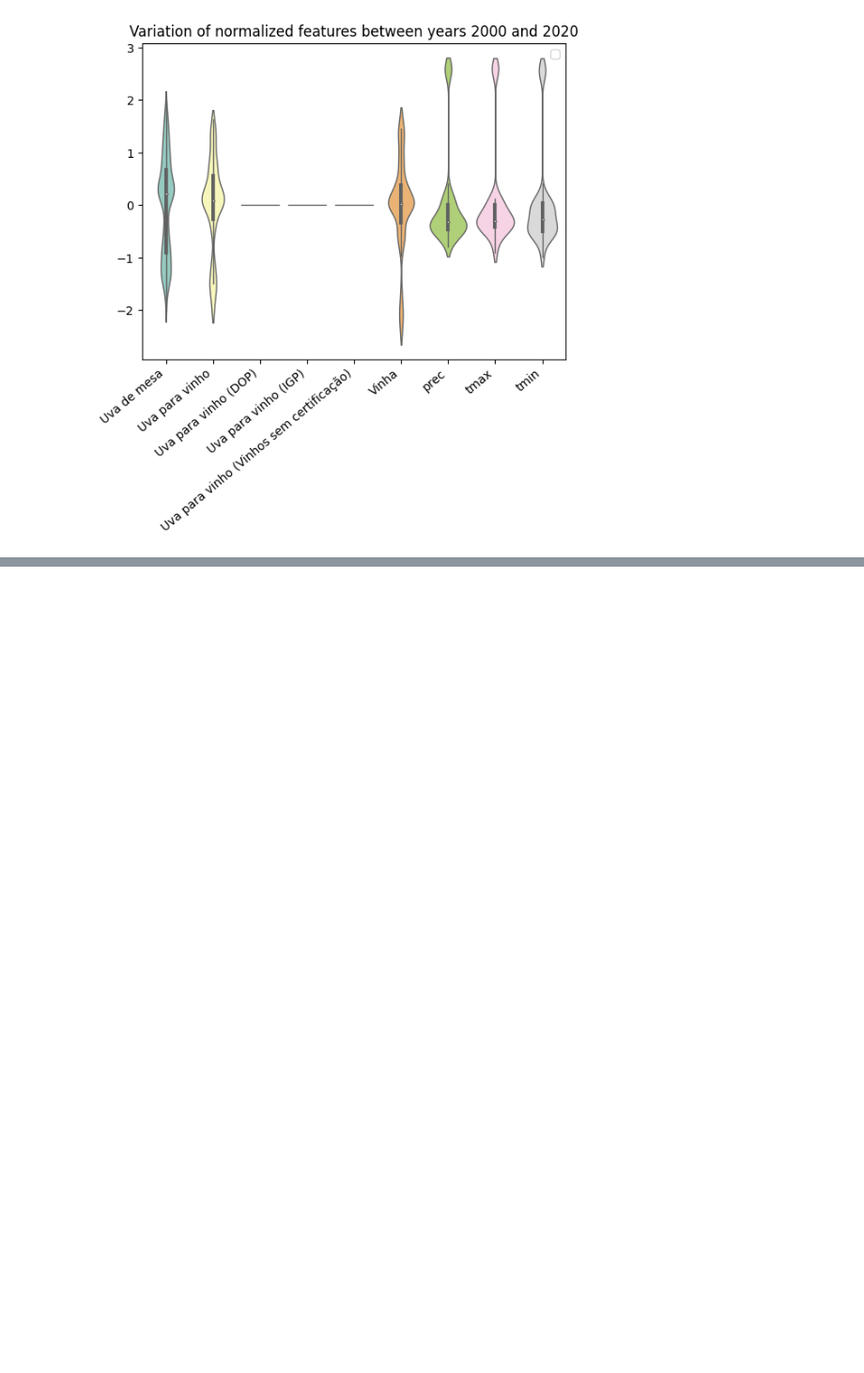
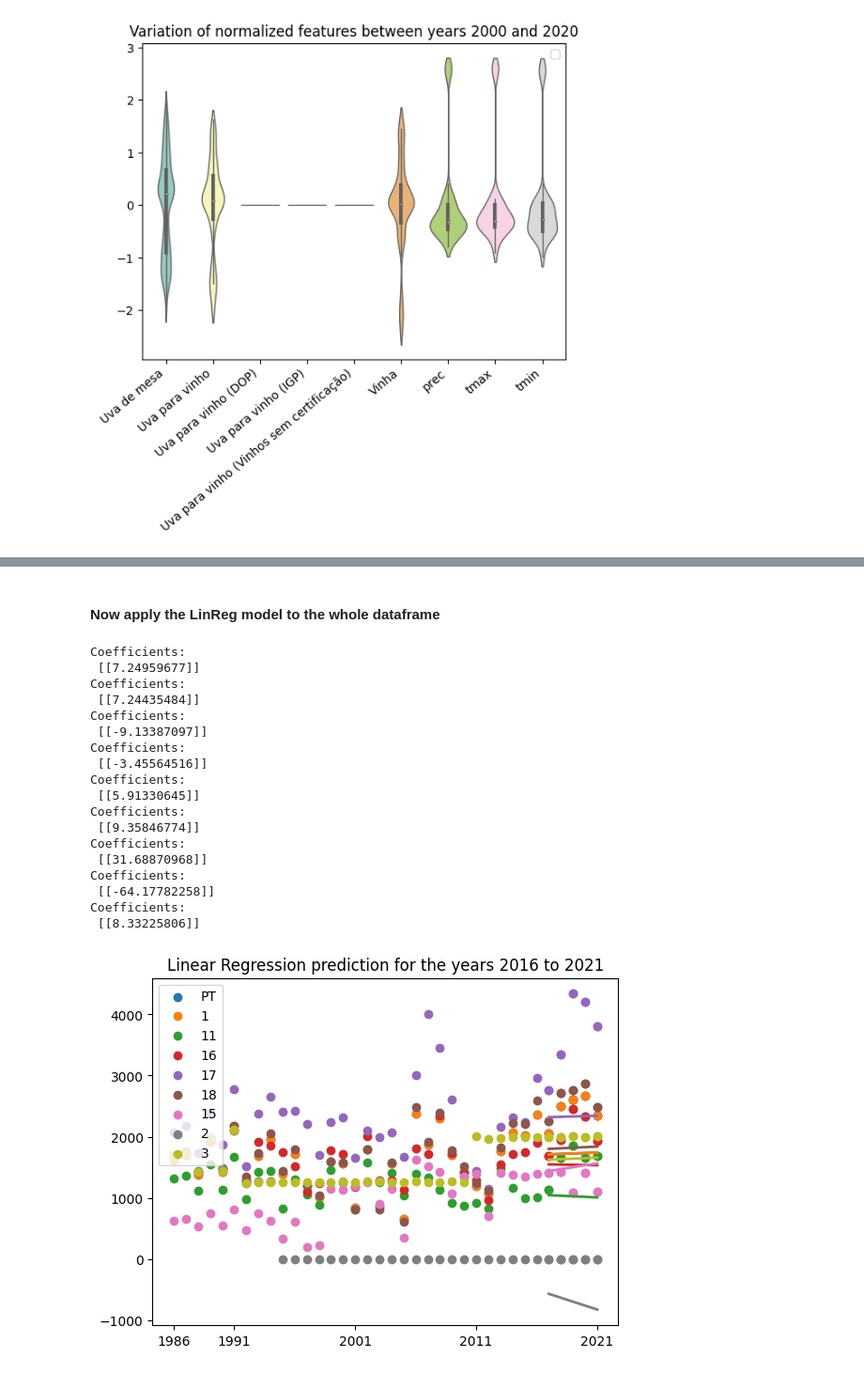
Before and after one commit to FMarques8/FCD-Project-1-2, a Jupyter notebook: INE_data_treatment.ipynb, the cells around one changed output, grey strips where cells are left out. Shown at 94% size. Saved outputs shown, nothing was run; the diff lists cells and outputs as text; code cells hidden in the pictures; blank space fills up the shorter version.

```diff
--- a/INE_data_treatment.ipynb
+++ b/INE_data_treatment.ipynb
@@ -964,0 +1051,57 @@ No artists with labels found to put in legend.  Note that artists whose label st
+# %% [markdown]
+#### Now apply the LinReg model to the whole dataframe
+# %%
+colors = ['b', 'g', 'r', 'c', 'm', 'y', 'k']
+
+for i in range(len(data3_trigo.index)):
+    x = np.array(data3_trigo.columns.to_list()).astype(int).reshape(-1,1)
+    y = data3_trigo.iloc[i,:].values.reshape(-1,1)
+
+
+    # split data into training and testing sets
+    x_train = x[:-5]
+    x_test = x[-5:]
+
+    y_train = y[:-5]
+    y_test = y[-5:]
+
+    #create the linreg model
+    regr = linear_model.LinearRegression()
+
+    #train the model
+    regr.fit(x_train, y_train)
+
+    #predict using the testing set
+    y_pred = regr.predict(x_test)
+
+    # coefficients
+    print("Coefficients: \n", regr.coef_)
+
+    plt.scatter(x=np.array(data3_trigo.columns.to_list()).astype(int).reshape(-1,1), y=data3_trigo.iloc[i,:], label=data3_trigo.index[i])
+    plt.scatter(x=x_test, y=y_test, color = 'C'+str(i))
+    plt.plot(x_test, y_pred, color = 'C'+str(i), linewidth = 2)
+
+plt.title("Linear Regression prediction for the years 2016 to 2021")
+plt.xticks([2021, 2011, 2001, 1991, 1986])
+plt.legend(loc= 'upper left')
+plt.show()
+# %% [output]
+Coefficients:
+ [[7.24959677]]
+Coefficients:
+ [[7.24435484]]
+Coefficients:
+ [[-9.13387097]]
+Coefficients:
+ [[-3.45564516]]
+Coefficients:
+ [[5.91330645]]
+Coefficients:
+ [[9.35846774]]
+Coefficients:
+ [[31.68870968]]
+Coefficients:
+ [[-64.17782258]]
+Coefficients:
+ [[8.33225806]]
+[figure, added]
```
Also changed, not shown: parts of 8 cells of this notebook.
